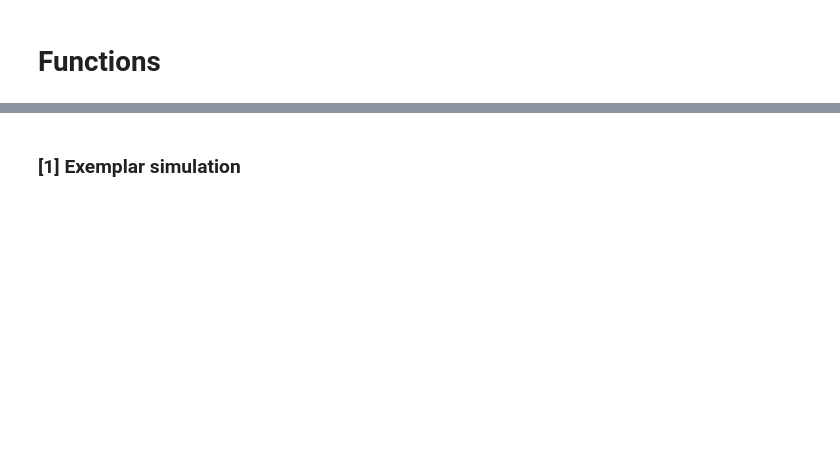
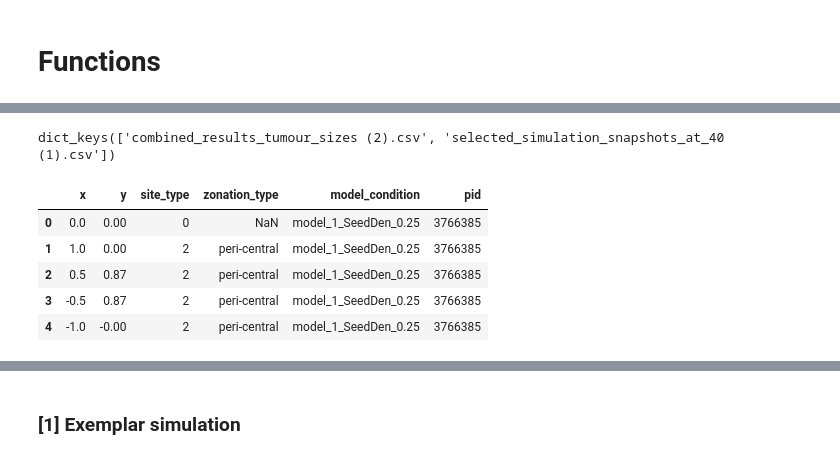
Before and after one commit to xiaofu-lab-beatson/ABM-Tutorial-Wellcome-EBEC, a Jupyter notebook: 2_notebook_exploration_with_classes_and_functions.ipynb, the cells around one changed output, grey strips where cells are left out. Drawn from its saved outputs; the diff is of its cells as text; code cells hidden in the pictures; blank space fills up the shorter version.

```diff
--- a/2_notebook_exploration_with_classes_and_functions.ipynb
+++ b/2_notebook_exploration_with_classes_and_functions.ipynb
@@ -81,0 +119,14 @@ def get_cell_configurations() -> Tuple[Dict]:
+# %%
+uploaded.keys()
+# %% [output]
+dict_keys(['combined_results_tumour_sizes (2).csv', 'selected_simulation_snapshots_at_40 (1).csv'])
+# %%
+combined_snapshots = pd.read_csv('selected_simulation_snapshots_at_40 (1).csv')
+combined_snapshots.head()
+# %% [output]
+|  | x | y | site_type | zonation_type | model_condition | pid |
+| 0 | 0.0 | 0.00 | 0 | NaN | model_1_SeedDen_0.25 | 3766385 |
+| 1 | 1.0 | 0.00 | 2 | peri-central | model_1_SeedDen_0.25 | 3766385 |
+| 2 | 0.5 | 0.87 | 2 | peri-central | model_1_SeedDen_0.25 | 3766385 |
+| 3 | -0.5 | 0.87 | 2 | peri-central | model_1_SeedDen_0.25 | 3766385 |
+| 4 | -1.0 | -0.00 | 2 | peri-central | model_1_SeedDen_0.25 | 3766385 |
```
Also changed, not shown: parts of 15 cells of this notebook.
